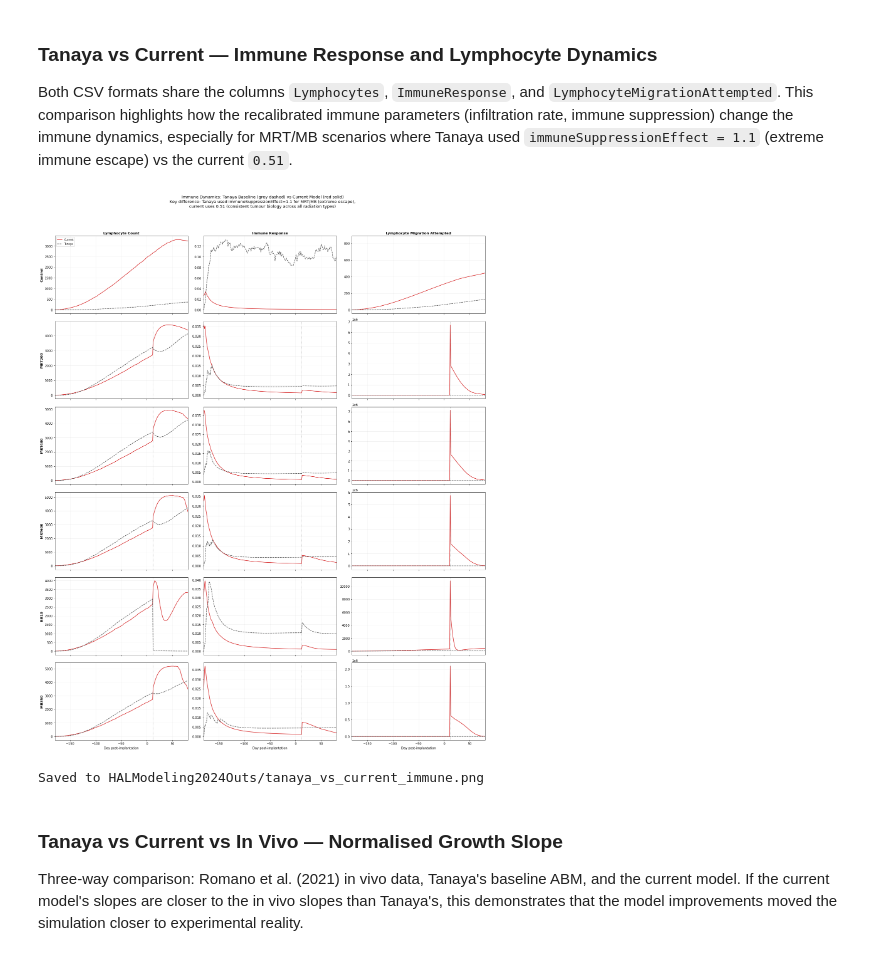
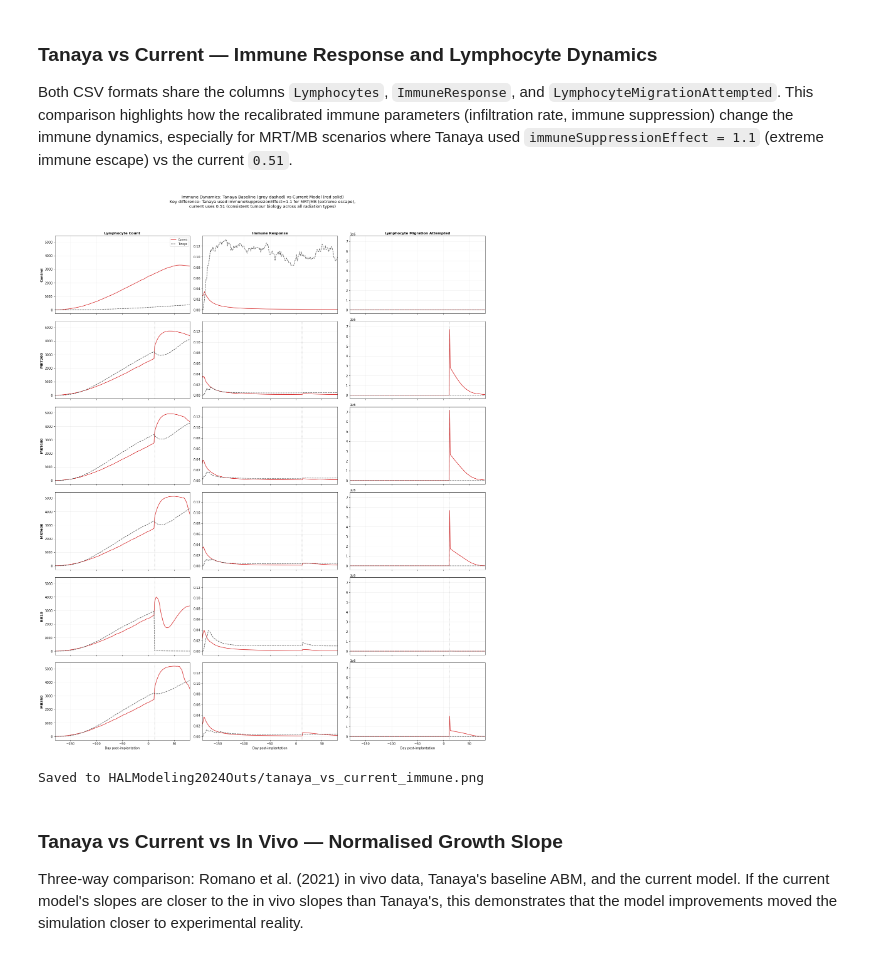
Before and after one commit to NafisaMaliat/GBM_Radiotherapy_ABM, a Jupyter notebook: GBM_SimulationResults.ipynb, the cells around one changed output. Saved outputs shown, nothing was run; the diff lists cells and outputs as text; code cells hidden in the pictures.

Commit message:
Notebook: fix stray CSV issue, rebuild mrt_vs_mb two-panel figure, add sharey to immune dynamics grid

```diff
--- a/GBM_SimulationResults.ipynb
+++ b/GBM_SimulationResults.ipynb
@@ -629,7 +555,8 @@ CLONE_LABELS = ["Clone 0 \u2013 Baseline", "Clone 1 \u2013 Proliferative", "Clon
 CLONE_COLORS = ["#d62728", "#ff7f0e", "#8c564b"]   # red, orange, brown
 
 # Load all Control trial CSVs from the output folder
-csv_files = sorted(glob.glob(os.path.join(FOLDER, "TrialRunCounts_*.csv")))
+csv_files = sorted([f for f in glob.glob(os.path.join(FOLDER, "TrialRunCounts_*.csv"))
+                    if os.path.basename(f).split('_')[1] >= "20260415"])
 print(f"Found {len(csv_files)} Control run(s)")
 
 # Read each CSV into a DataFrame
@@ -1479,7 +1406,7 @@ if os.path.isdir(TANAYA_DIR):
 
     if tanaya_data:
         # --- 2x4 subplot grid: one panel per scenario ---
-        fig, axes = plt.subplots(2, 4, figsize=(22, 10))
+        fig, axes = plt.subplots(2, 4, figsize=(22, 10), sharey=True)
         axes_flat = axes.flatten()
 
         # Only plot scenarios that have data in BOTH Tanaya and current folders
@@ -1617,7 +1544,7 @@ if os.path.isdir(TANAYA_DIR):
 
     # Grid: rows = scenarios, columns = metrics
     fig, axes = plt.subplots(len(immune_scenarios), 3, figsize=(20, 4 * len(immune_scenarios)),
-                              sharex=True)
+                              sharex=True, sharey='col')
 
     col_titles = ['Lymphocyte Count', 'Immune Response', 'Lymphocyte Migration Attempted']
 
@@ -1647,34 +1574,34 @@ if os.path.isdir(TANAYA_DIR):
             if scen != "Control":
                 ax.axvline(x=RADIATION_DAY, color='grey', linestyle=':', alpha=0.5)
 
             # Column titles on top row, row labels on left column
             if row == 0:
                 ax.set_title(title, fontsize=11, fontweight='bold')
             if col == 0:
                 ax.set_ylabel(scen, fontsize=11, fontweight='bold')
             if row == 0 and col == 0:
                 ax.legend(fontsize=8)
             ax.grid(True, alpha=0.2)
             ax.set_xlim(-180, 80)
 
             if row == len(immune_scenarios) - 1:
                 ax.set_xlabel('Day post-implantation', fontsize=10)
 
     fig.suptitle(
         "Immune Dynamics: Tanaya Baseline (grey dashed) vs Current Model (red solid)\n"
         "Key difference: Tanaya used immuneSuppressionEffect=1.1 for MRT/MB (extreme escape),\n"
         "current uses 0.51 (consistent tumour biology across all radiation types)",
         fontsize=13, y=1.03)
     plt.tight_layout()
     plt.savefig('HALModeling2024Outs/tanaya_vs_current_immune.png',
                  dpi=200, bbox_inches='tight')
     plt.show()
     print("Saved to HALModeling2024Outs/tanaya_vs_current_immune.png")
 else:
     print(f"Skipping immune dynamics comparison \u2014 '{TANAYA_DIR}' not found.")
     print("Generate Tanaya baseline data first (see instructions above).")
 # %% [output]
-[figure, old version]
+[figure, new version]
 Saved to HALModeling2024Outs/tanaya_vs_current_immune.png
 # %% [markdown]
 ### Tanaya vs Current vs In Vivo — Normalised Growth Slope
```
Also changed, not shown: parts of 14 cells of this notebook.
